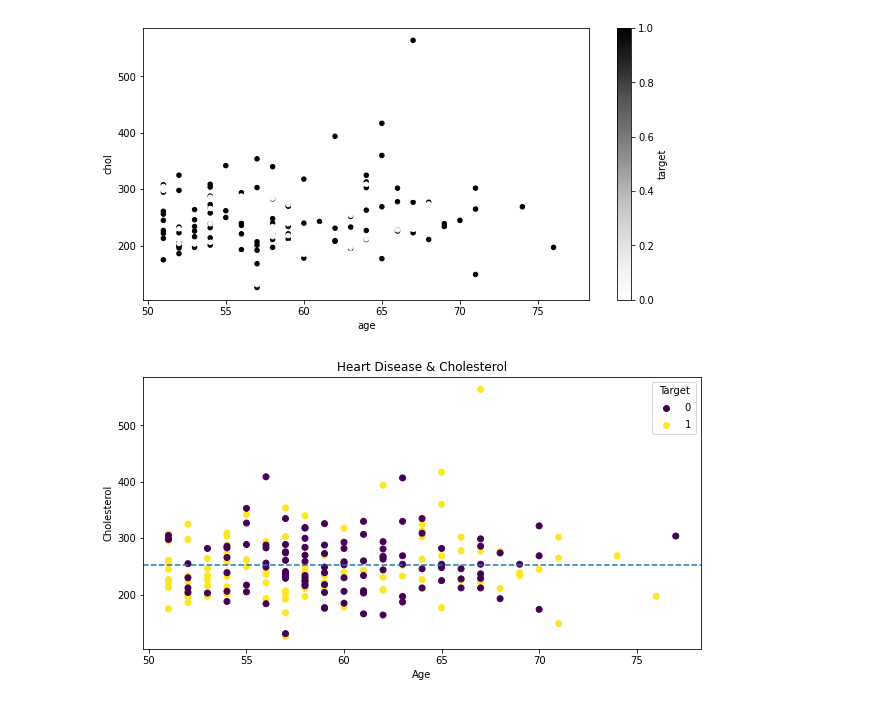
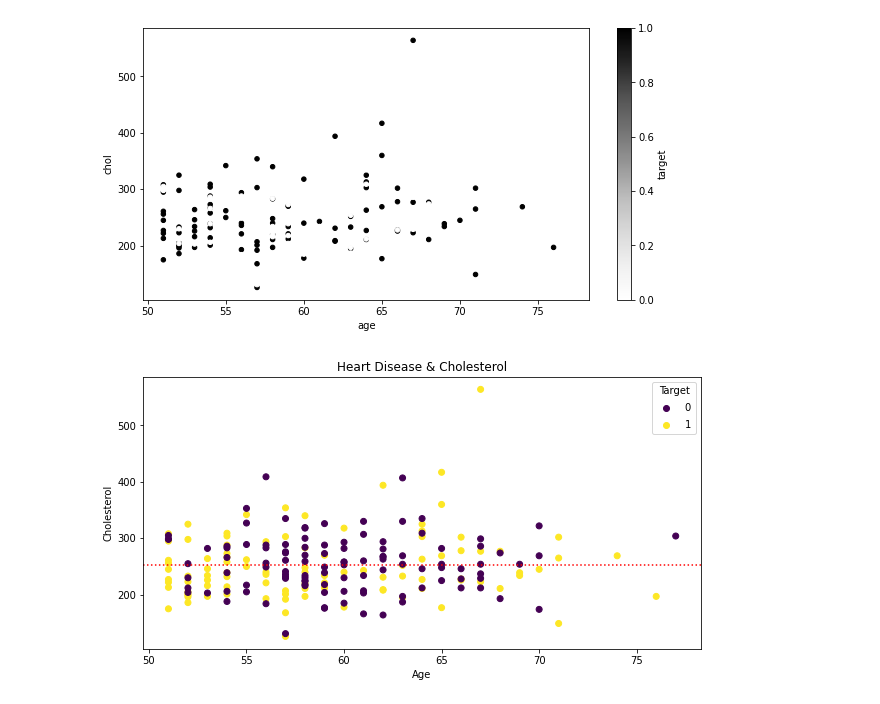
Before and after one commit to Ammar-Raneez/ML_Learning_ZTM, a Jupyter notebook: matplotlib-analysis.ipynb, the cells around one changed output. Drawn from its saved outputs; the diff is of its cells as text; code cells hidden in the pictures.

```diff
--- a/matplotlib-analysis.ipynb
+++ b/matplotlib-analysis.ipynb
@@ -326,24 +326,25 @@ heart_disease_over_50.plot(
 # %%
 fig, ax = plt.subplots(figsize=(10, 5))
 
 scatter = ax.scatter(
     x = heart_disease_over_50['age'],
     y = heart_disease_over_50['chol'],
     c = heart_disease_over_50['target'],
 )
 
 
 ax.set(
     title='Heart Disease & Cholesterol',
     xlabel='Age',
     ylabel='Cholesterol'
 );
 
 ax.legend(*scatter.legend_elements(), title='Target');
 
 ax.axhline(
     heart_disease_over_50['chol'].mean(),
-    linestyle='--'
+    linestyle=':',
+    color='red'
 );
 # %% [output]
-[figure, old version]
+[figure, new version]
```
Also changed, not shown: parts of 3 cells of this notebook.
